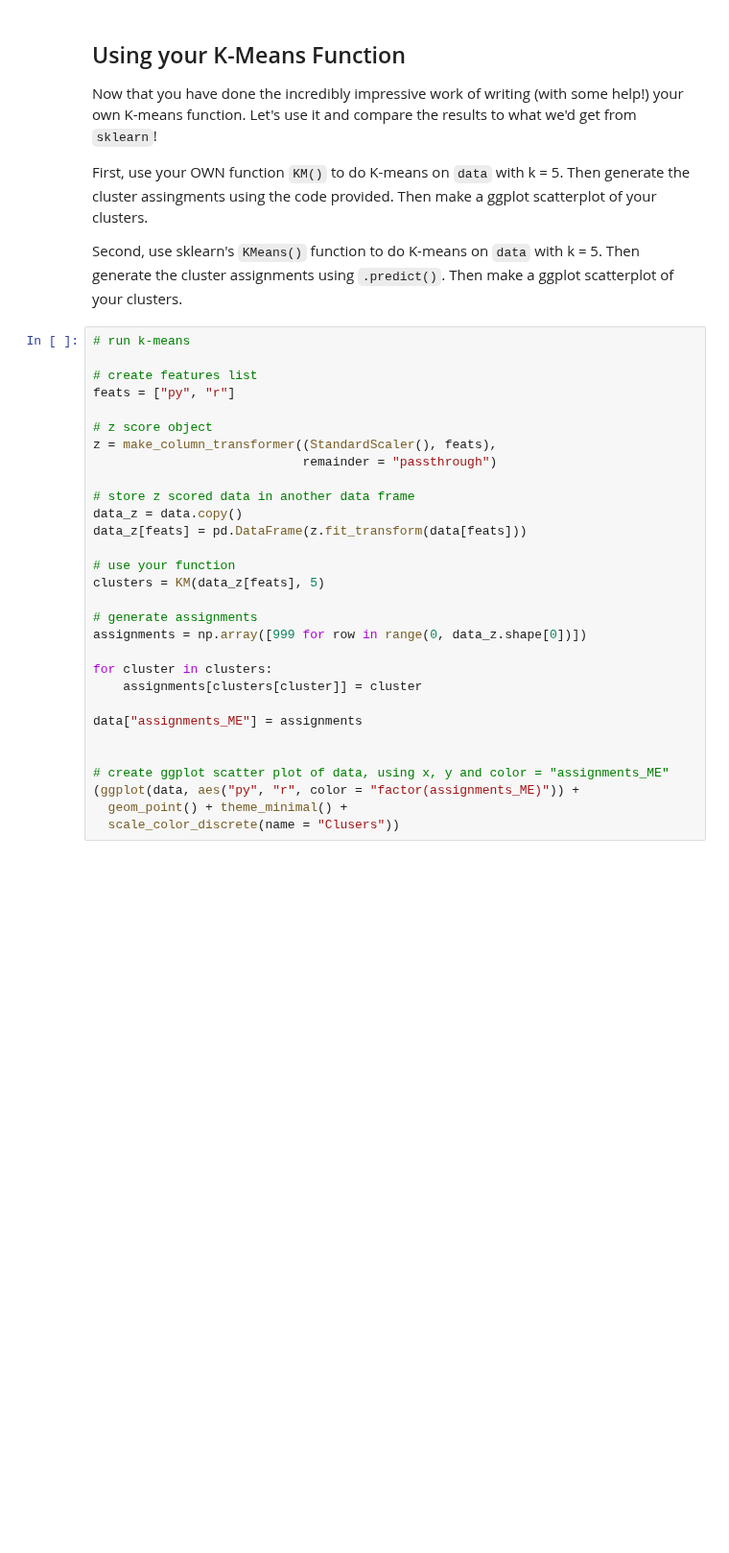
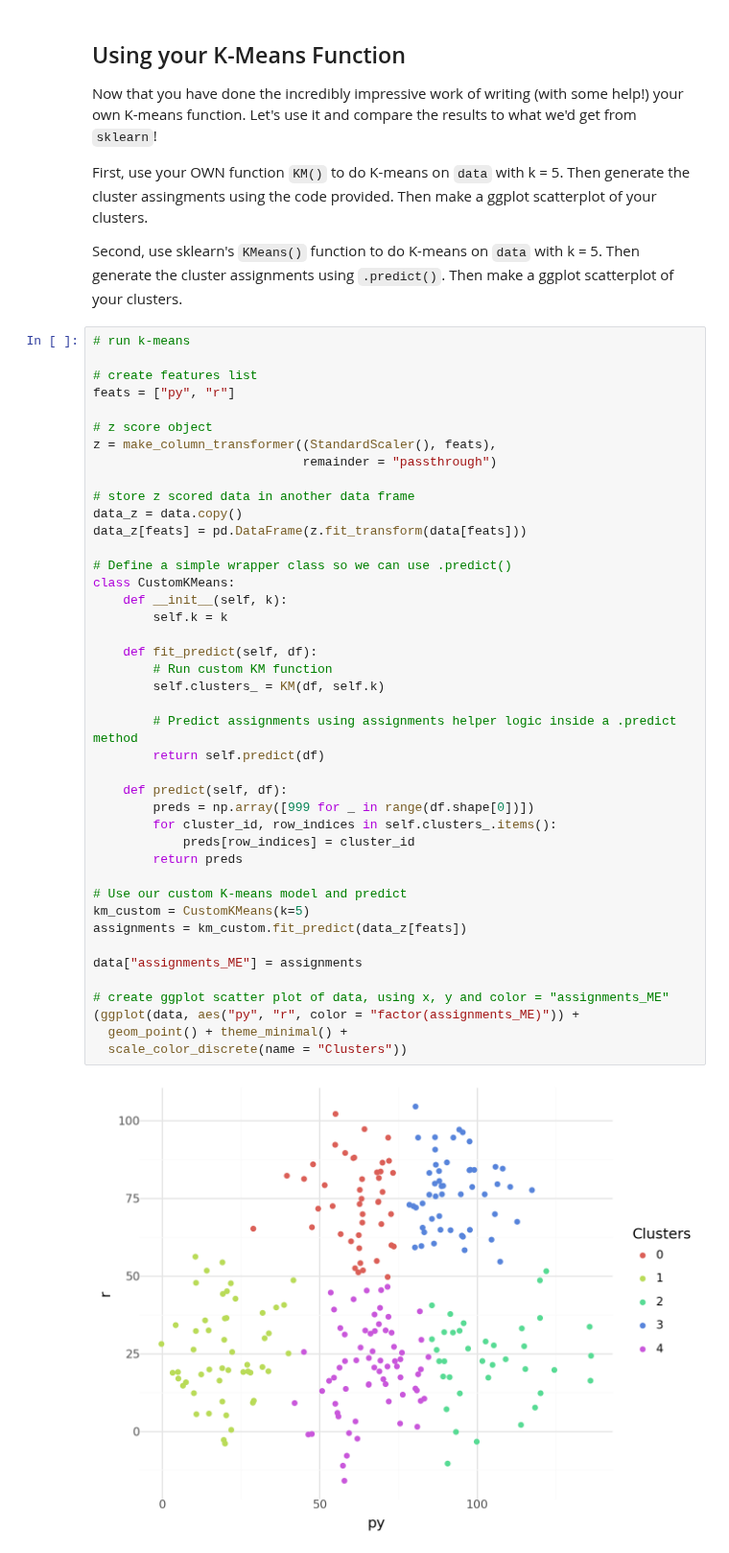
Before and after one commit to masonfarley18/CPSC-392, a Jupyter notebook: KMeans.ipynb, the cells around one changed output. Shown at 96% size. Drawn from its saved outputs; the diff is of its cells as text; blank space fills up the shorter version.

```diff
--- a/KMeans.ipynb
+++ b/KMeans.ipynb
@@ -440,33 +451,47 @@ Second, use sklearn's `KMeans()` function to do K-means on `data` with k = 5. Th
 # %%
 # run k-means
 
 # create features list
 feats = ["py", "r"]
 
 # z score object
 z = make_column_transformer((StandardScaler(), feats),
                             remainder = "passthrough")
 
 # store z scored data in another data frame
 data_z = data.copy()
 data_z[feats] = pd.DataFrame(z.fit_transform(data[feats]))
 
-# use your function
-clusters = KM(data_z[feats], 5)
+# Define a simple wrapper class so we can use .predict()
+class CustomKMeans:
+    def __init__(self, k):
+        self.k = k
 
-# generate assignments
-assignments = np.array([999 for row in range(0, data_z.shape[0])])
+    def fit_predict(self, df):
+        # Run custom KM function
+        self.clusters_ = KM(df, self.k)
 
-for cluster in clusters:
-    assignments[clusters[cluster]] = cluster
+        # Predict assignments using assignments helper logic inside a .predict method
+        return self.predict(df)
+
+    def predict(self, df):
+        preds = np.array([999 for _ in range(df.shape[0])])
+        for cluster_id, row_indices in self.clusters_.items():
+            preds[row_indices] = cluster_id
+        return preds
+
+# Use our custom K-means model and predict
+km_custom = CustomKMeans(k=5)
+assignments = km_custom.fit_predict(data_z[feats])
 
 data["assignments_ME"] = assignments
-
 
 # create ggplot scatter plot of data, using x, y and color = "assignments_ME"
 (ggplot(data, aes("py", "r", color = "factor(assignments_ME)")) +
   geom_point() + theme_minimal() +
-  scale_color_discrete(name = "Clusers"))
+  scale_color_discrete(name = "Clusters"))
+# %% [output]
+[figure, added]
 # %%
 # USING SKLEARN
 
```
Also changed, not shown: parts of 9 cells of this notebook.
